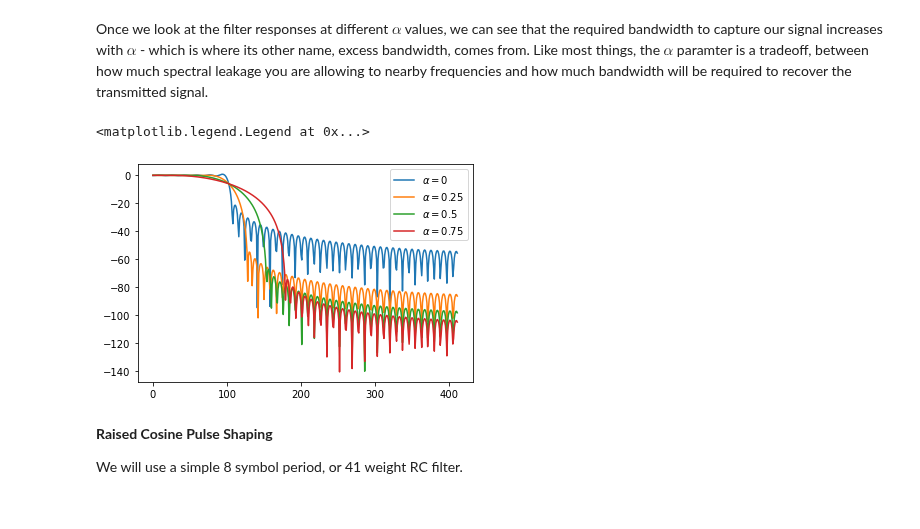
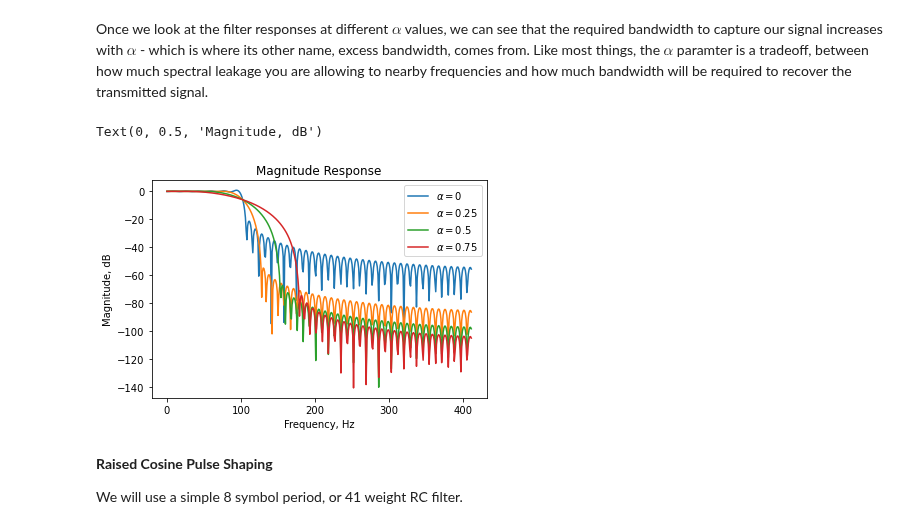
Before and after one commit to strath-sdr/dsp_notebooks, a Jupyter notebook: notebooks/baseband_modulation/02_pulse_shaping.ipynb, the cells around one changed output. Cells and saved outputs as stored; diff of their text form; code cells hidden in the pictures.

```diff
--- a/notebooks/baseband_modulation/02_pulse_shaping.ipynb
+++ b/notebooks/baseband_modulation/02_pulse_shaping.ipynb
@@ -215,18 +218,21 @@ Once we look at the filter responses at different $\alpha$ values, we can see th
 # %%
 sps = 5
 num_weights = 121
 x = 0.9999*np.arange(-int(num_weights/2),int(num_weights/2)+1,1)/sps
 
 for alpha in alphas:
     raised_cos_weights = np.sinc(x)*(np.cos(alpha*np.pi*x)/(1-((2*alpha*x)**2)))
 
     rcos_response = 20*np.log10(np.abs(np.fft.fftshift(np.fft.fft(raised_cos_weights, fft_size)))/sps)
     plt.plot(rcos_response[int(fft_size/2):-100])
 
 plt.legend((r'$\alpha = 0$', r'$\alpha = 0.25$', r'$\alpha = 0.5$', r'$\alpha = 0.75$'))
+plt.title('Magnitude Response')
+plt.xlabel('Frequency, Hz')
+plt.ylabel('Magnitude, dB')
 # %% [output]
-<matplotlib.legend.Legend at 0x...>
+Text(0, 0.5, 'Magnitude, dB')
-[figure, old version]
+[figure, new version]
 # %% [markdown]
 **Raised Cosine Pulse Shaping**
 
```
Also changed, not shown: parts of 15 cells of this notebook, 1 other file.
